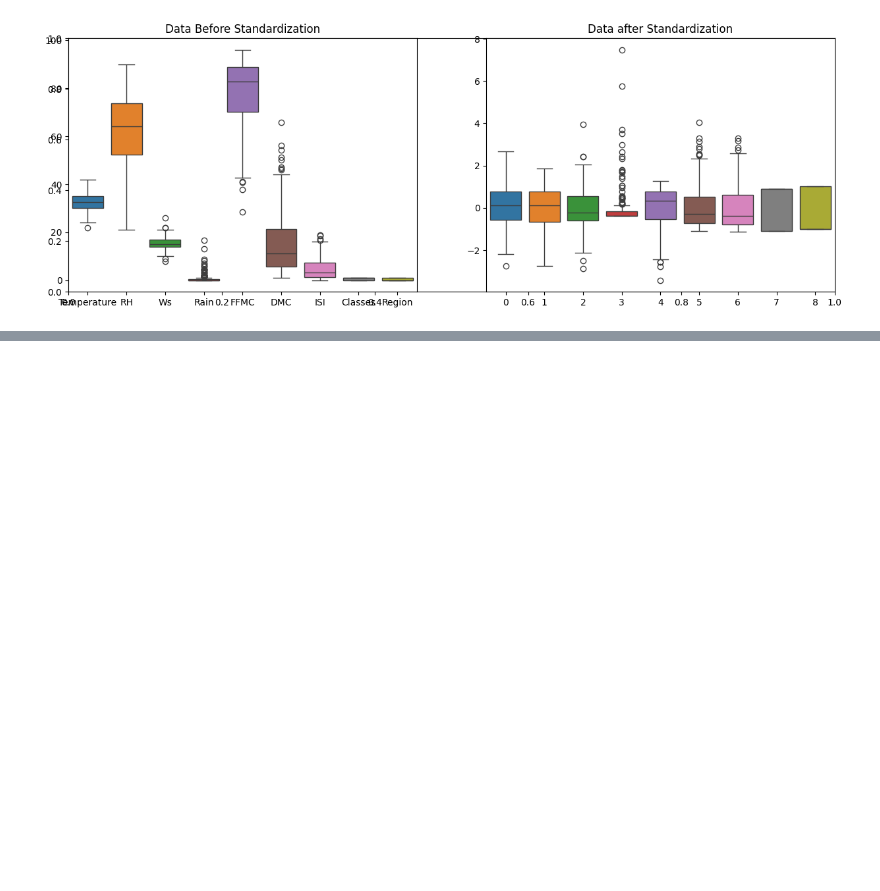
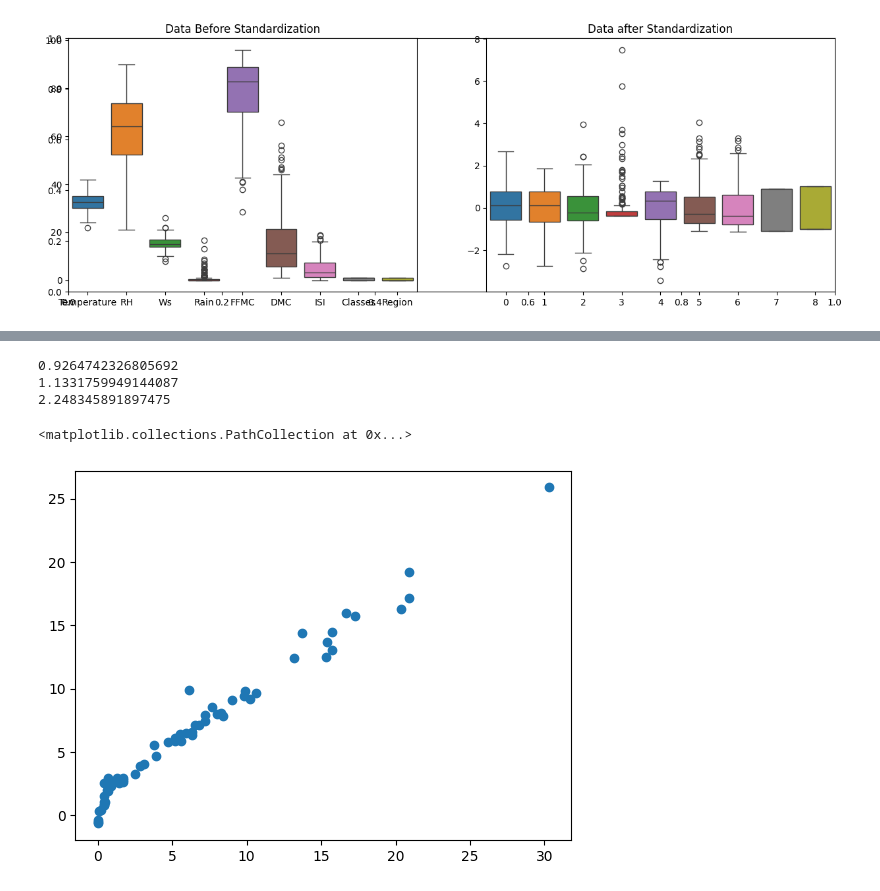
Before and after one commit to Shreyans3700/ML_Basics, a Jupyter notebook: RidgeAndLassoRegression/Codes/feature_selection.ipynb, the cells around one changed output, grey strips where cells are left out. Drawn from its saved outputs; the diff is of its cells as text; code cells hidden in the pictures; blank space fills up the shorter version.

```diff
--- a/RidgeAndLassoRegression/Codes/feature_selection.ipynb
+++ b/RidgeAndLassoRegression/Codes/feature_selection.ipynb
@@ -156,0 +175,14 @@ Text(0.5, 1.0, 'Data after Standardization')
+# %%
+lasso_reg = Lasso()
+lasso_reg.fit(X_train_norm, y_train)
+y_pred = lasso_reg.predict(X_test_norm)
+print(r2_score(y_pred, y_test))
+print(mean_absolute_error(y_pred, y_test))
+print(mean_squared_error(y_pred, y_test))
+plt.scatter(y_test, y_pred)
+# %% [output]
+0.9264742326805692
+1.1331759949144087
+2.248345891897475
+<matplotlib.collections.PathCollection at 0x...>
+[figure, added]
```
Also changed, not shown: parts of 5 cells of this notebook.
